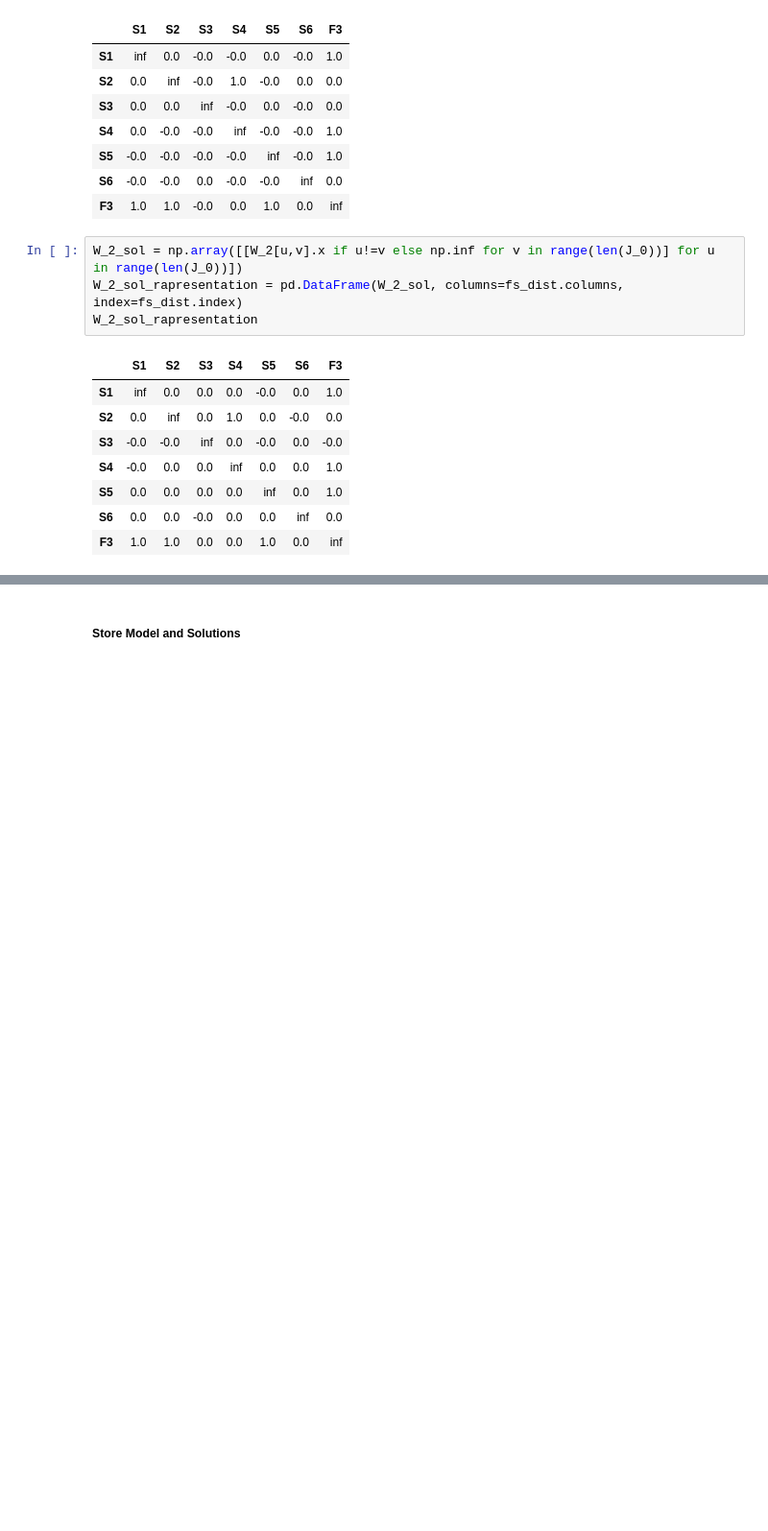
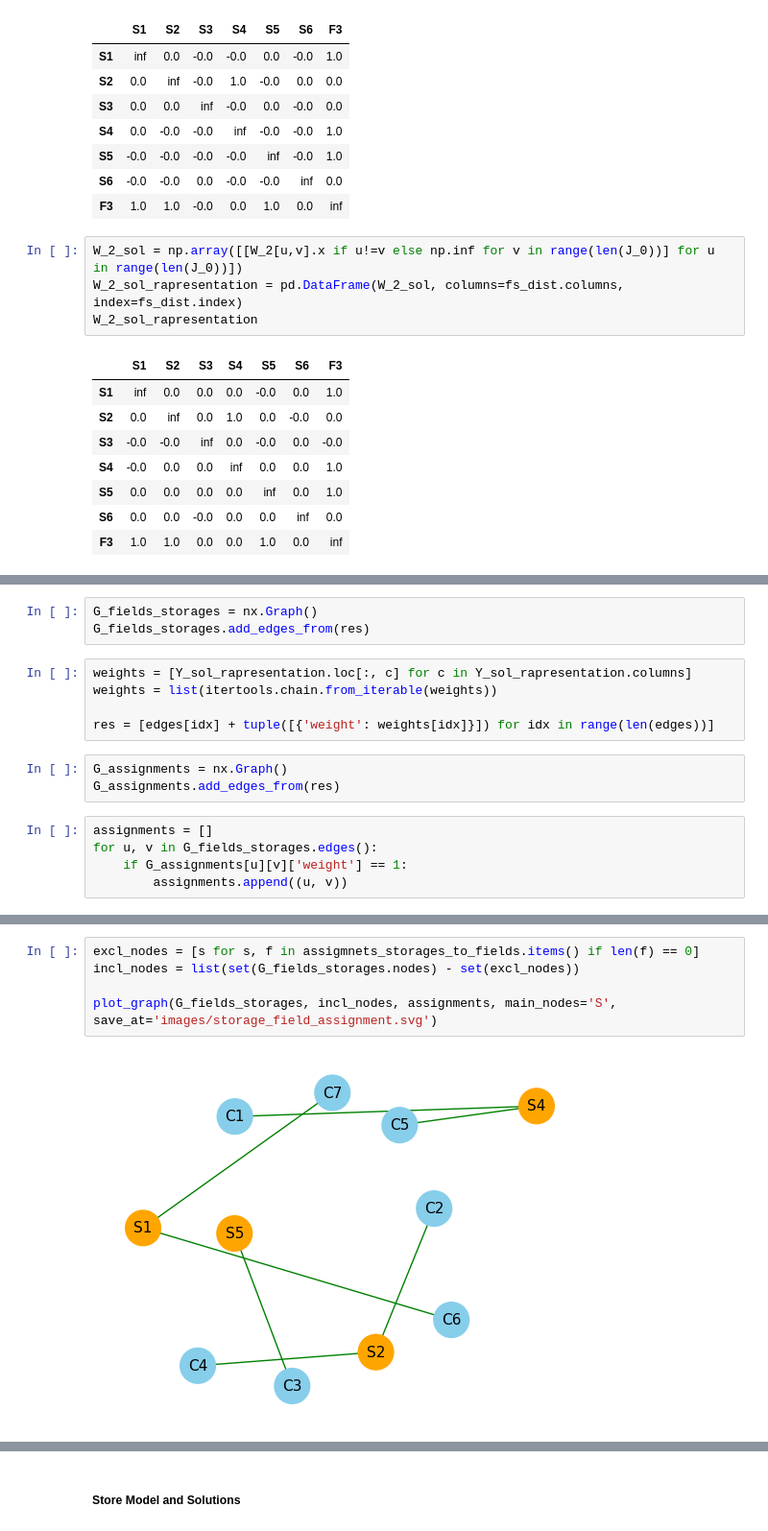
Before and after one commit to wilsonjefferson/DSSC_MO, a Jupyter notebook: larp_waste_management.ipynb, the cells around one changed output, grey strips where cells are left out. Shown at 96% size. Saved outputs shown, nothing was run; the diff lists cells and outputs as text; blank space fills up the shorter version.

Commit message:
graph plot modified, scalability bug resolved, get_data improved

```diff
--- a/larp_waste_management.ipynb
+++ b/larp_waste_management.ipynb
@@ -493,0 +519,16 @@ W_2_sol_rapresentation
+# %%
+G_fields_storages = nx.Graph()
+G_fields_storages.add_edges_from(res)
+# %%
+weights = [Y_sol_rapresentation.loc[:, c] for c in Y_sol_rapresentation.columns]
+weights = list(itertools.chain.from_iterable(weights))
+
+res = [edges[idx] + tuple([{'weight': weights[idx]}]) for idx in range(len(edges))]
+# %%
+G_assignments = nx.Graph()
+G_assignments.add_edges_from(res)
+# %%
+assignments = []
+for u, v in G_fields_storages.edges():
+    if G_assignments[u][v]['weight'] == 1:
+        assignments.append((u, v))
@@ -537,0 +569,7 @@ plt.show()
+# %%
+excl_nodes = [s for s, f in assigmnets_storages_to_fields.items() if len(f) == 0]
+incl_nodes = list(set(G_fields_storages.nodes) - set(excl_nodes))
+
+plot_graph(G_fields_storages, incl_nodes, assignments, main_nodes='S', save_at='images/storage_field_assignment.svg')
+# %% [output]
+[figure, added]
```
Also changed, not shown: parts of 13 cells of this notebook, 3 other files.
